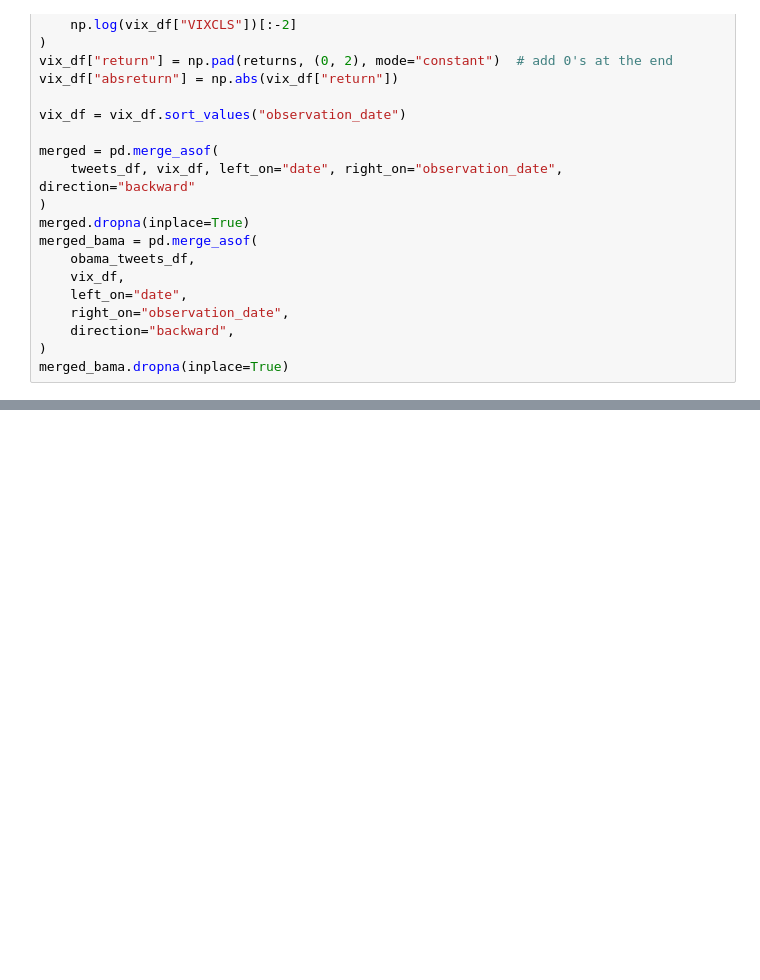
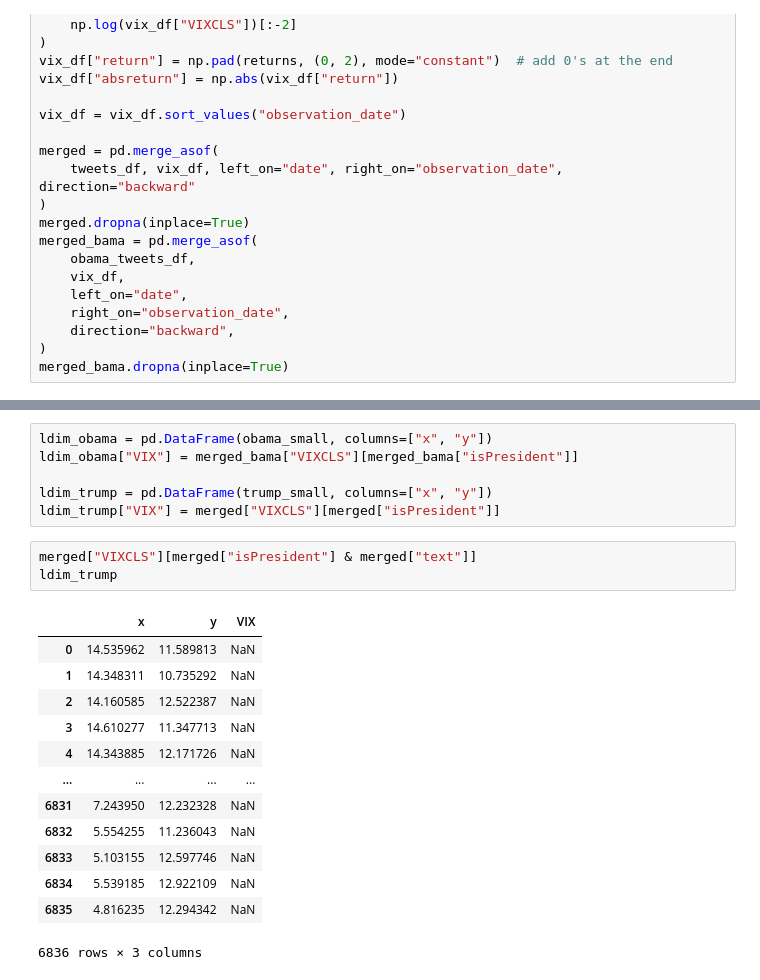
Before and after one commit to jzuckerman1/TwitterDissemination, a Jupyter notebook: embeddings.ipynb, the cells around one changed output, grey strips where cells are left out. Saved outputs shown, nothing was run; the diff lists cells and outputs as text; blank space fills up the shorter version.

```diff
--- a/embeddings.ipynb
+++ b/embeddings.ipynb
@@ -128 +140,24 @@ obama_small = reducer.fit_transform(obama_space)
+# %%
+ldim_obama = pd.DataFrame(obama_small, columns=["x", "y"])
+ldim_obama["VIX"] = merged_bama["VIXCLS"][merged_bama["isPresident"]]
+
+ldim_trump = pd.DataFrame(trump_small, columns=["x", "y"])
+ldim_trump["VIX"] = merged["VIXCLS"][merged["isPresident"]]
+# %%
+merged["VIXCLS"][merged["isPresident"] & merged["text"]]
+ldim_trump
+# %% [output]
+|  | x | y | VIX |
+| 0 | 14.535962 | 11.589813 | NaN |
+| 1 | 14.348311 | 10.735292 | NaN |
+| 2 | 14.160585 | 12.522387 | NaN |
+| 3 | 14.610277 | 11.347713 | NaN |
+| 4 | 14.343885 | 12.171726 | NaN |
+| ... | ... | ... | ... |
+| 6831 | 7.243950 | 12.232328 | NaN |
+| 6832 | 5.554255 | 11.236043 | NaN |
+| 6833 | 5.103155 | 12.597746 | NaN |
+| 6834 | 5.539185 | 12.922109 | NaN |
+| 6835 | 4.816235 | 12.294342 | NaN |
+6836 rows × 3 columns
 # %%
```
Also changed, not shown: parts of 14 cells of this notebook.
